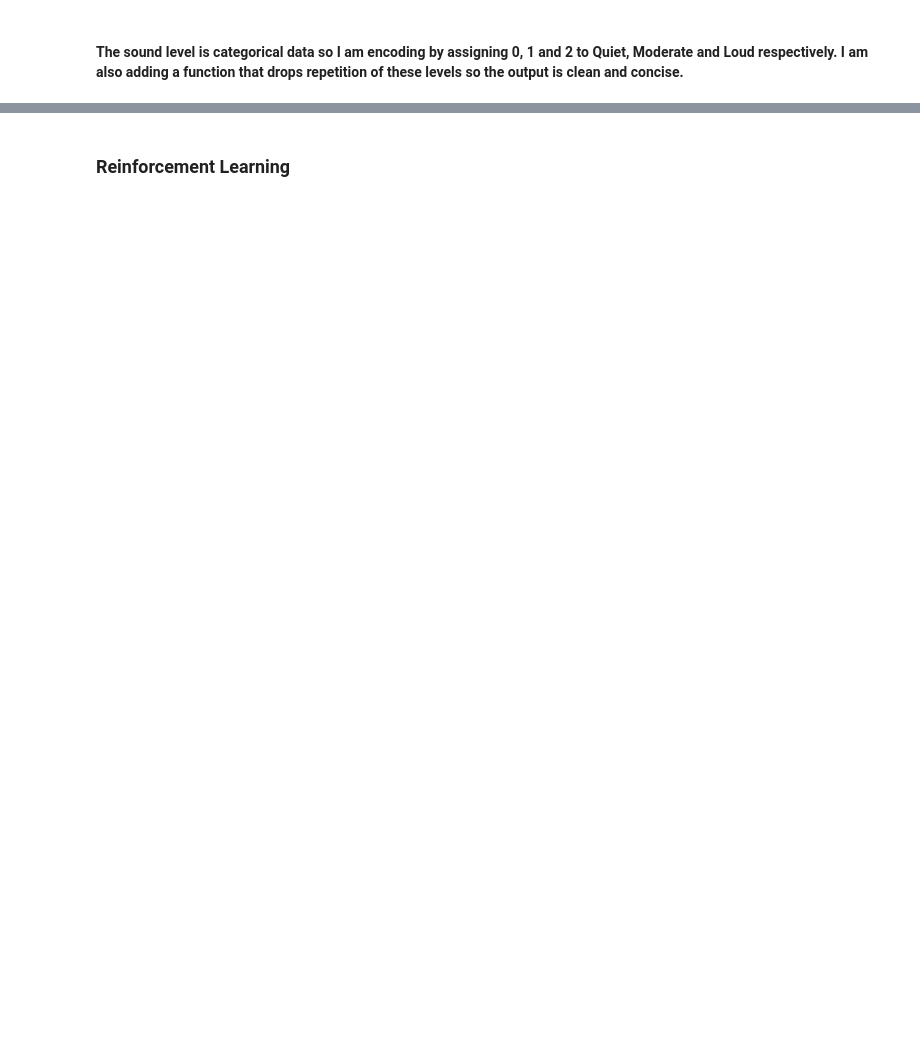
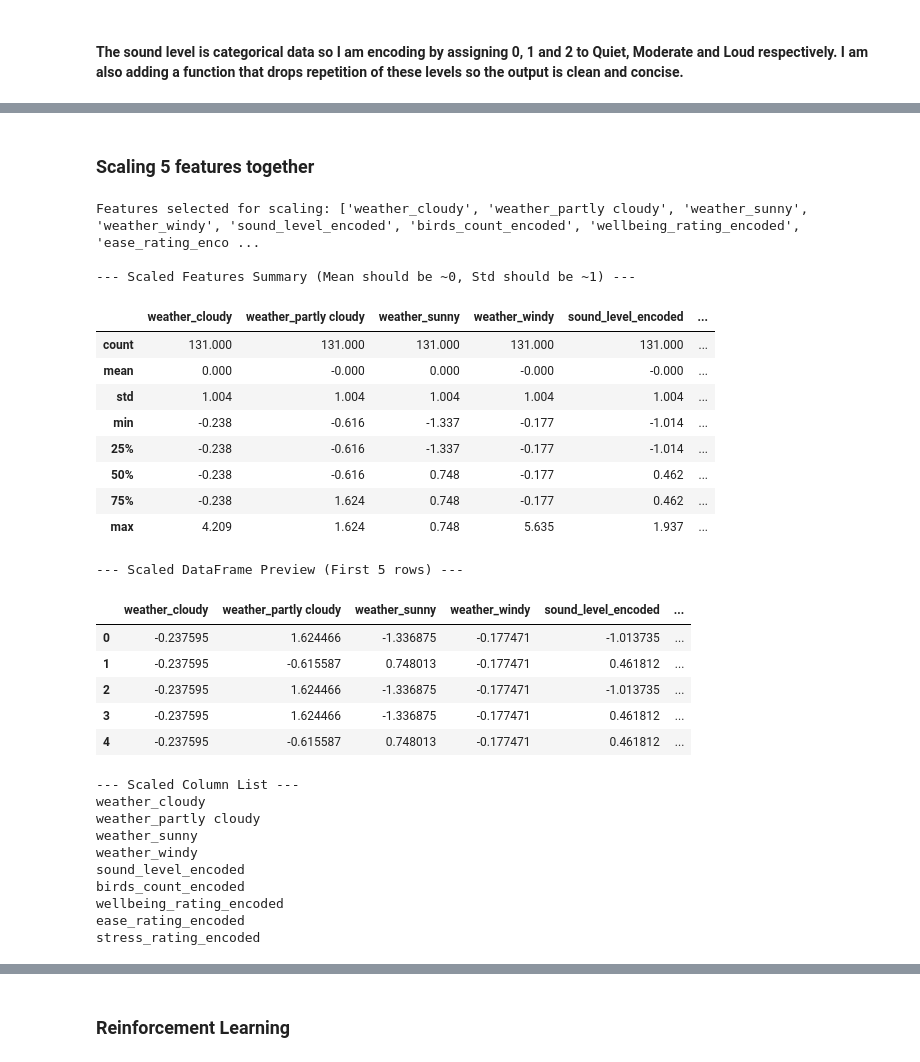
Before and after one commit to nandita010/ml-campusproject-colab, a Jupyter notebook: CampusWalkDataset.ipynb, the cells around one changed output, grey strips where cells are left out. Drawn from its saved outputs; the diff is of its cells as text; code cells hidden in the pictures; blank space fills up the shorter version.

```diff
--- a/CampusWalkDataset.ipynb
+++ b/CampusWalkDataset.ipynb
@@ -269,0 +302,6 @@ print(df[['sound level', 'sound_level_encoded']]
+# %%
+# Keeping the raw bird counts directly as integers (no scaling or binning)
+df['birds_count_encoded'] = df['birds_count'].astype(int)
+
+print("--- Raw Bird Count Encoding (No Scaling) ---")
+display(df[['birds_count', 'birds_count_encoded']].head(10))
@@ -269,0 +402,71 @@ print(df[['sound level', 'sound_level_encoded']]
+# %% [markdown]
+### Scaling 5 features together
+# %%
+from sklearn.preprocessing import StandardScaler
+
+# 1. Identify all the encoded columns we want to scale
+features_to_scale = [
+    'weather_cloudy', 'weather_partly cloudy', 'weather_sunny', 'weather_windy',
+    'sound_level_encoded',
+    'birds_count_encoded',
+    'wellbeing_rating_encoded',
+    'ease_rating_encoded',
+    'stress_rating_encoded'
+]
+
+# Ensure only existing columns are grabbed from the DataFrame
+existing_features = [col for col in features_to_scale if col in df.columns]
+
+print("Features selected for scaling:", existing_features)
+
+# 2. Extract the dataframe subset
+X_unscaled = df[existing_features]
+
+# 3. Initialize and fit the StandardScaler
+scaler = StandardScaler()
+X_scaled_array = scaler.fit_transform(X_unscaled)
+
+# 4. Convert back to a DataFrame for easier inspection and further clustering or regression
+df_scaled = pd.DataFrame(X_scaled_array, columns=existing_features, index=df.index)
+
+# Display the statistics of scaled dataframe to verify mean is ~0 and std is ~1
+print("\n--- Scaled Features Summary (Mean should be ~0, Std should be ~1) ---")
+display(df_scaled.describe().round(3))
+
+print("\n--- Scaled DataFrame Preview (First 5 rows) ---")
+display(df_scaled.head())
+
+# Print each of the scaled column names using a loop
+print("\n--- Scaled Column List ---")
+for col in df_scaled.columns:
+    print(col)
+# %% [output]
+Features selected for scaling: ['weather_cloudy', 'weather_partly cloudy', 'weather_sunny', 'weather_windy', 'sound_level_encoded', 'birds_count_encoded', 'wellbeing_rating_encoded', 'ease_rating_enco ...
+
+--- Scaled Features Summary (Mean should be ~0, Std should be ~1) ---
+|  | weather_cloudy | weather_partly cloudy | weather_sunny | weather_windy | sound_level_encoded | ... |
+| count | 131.000 | 131.000 | 131.000 | 131.000 | 131.000 | ... |
+| mean | 0.000 | -0.000 | 0.000 | -0.000 | -0.000 | ... |
+| std | 1.004 | 1.004 | 1.004 | 1.004 | 1.004 | ... |
+| min | -0.238 | -0.616 | -1.337 | -0.177 | -1.014 | ... |
+| 25% | -0.238 | -0.616 | -1.337 | -0.177 | -1.014 | ... |
+| 50% | -0.238 | -0.616 | 0.748 | -0.177 | 0.462 | ... |
+| 75% | -0.238 | 1.624 | 0.748 | -0.177 | 0.462 | ... |
+| max | 4.209 | 1.624 | 0.748 | 5.635 | 1.937 | ... |
+--- Scaled DataFrame Preview (First 5 rows) ---
+|  | weather_cloudy | weather_partly cloudy | weather_sunny | weather_windy | sound_level_encoded | ... |
+| 0 | -0.237595 | 1.624466 | -1.336875 | -0.177471 | -1.013735 | ... |
+| 1 | -0.237595 | -0.615587 | 0.748013 | -0.177471 | 0.461812 | ... |
+| 2 | -0.237595 | 1.624466 | -1.336875 | -0.177471 | -1.013735 | ... |
+| 3 | -0.237595 | 1.624466 | -1.336875 | -0.177471 | 0.461812 | ... |
+| 4 | -0.237595 | -0.615587 | 0.748013 | -0.177471 | 0.461812 | ... |
+--- Scaled Column List ---
+weather_cloudy
+weather_partly cloudy
+weather_sunny
+weather_windy
+sound_level_encoded
+birds_count_encoded
+wellbeing_rating_encoded
+ease_rating_encoded
+stress_rating_encoded
```
Also changed, not shown: parts of 21 cells of this notebook.
